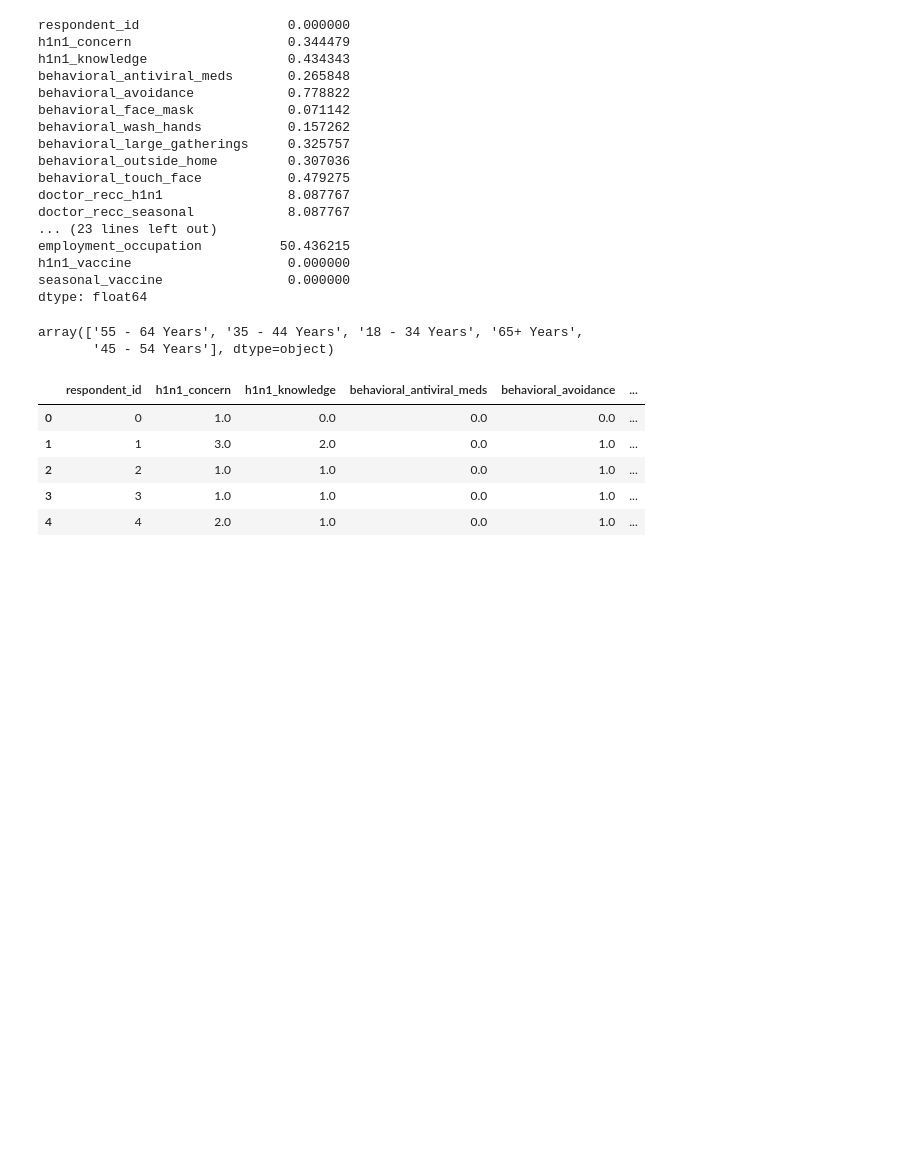
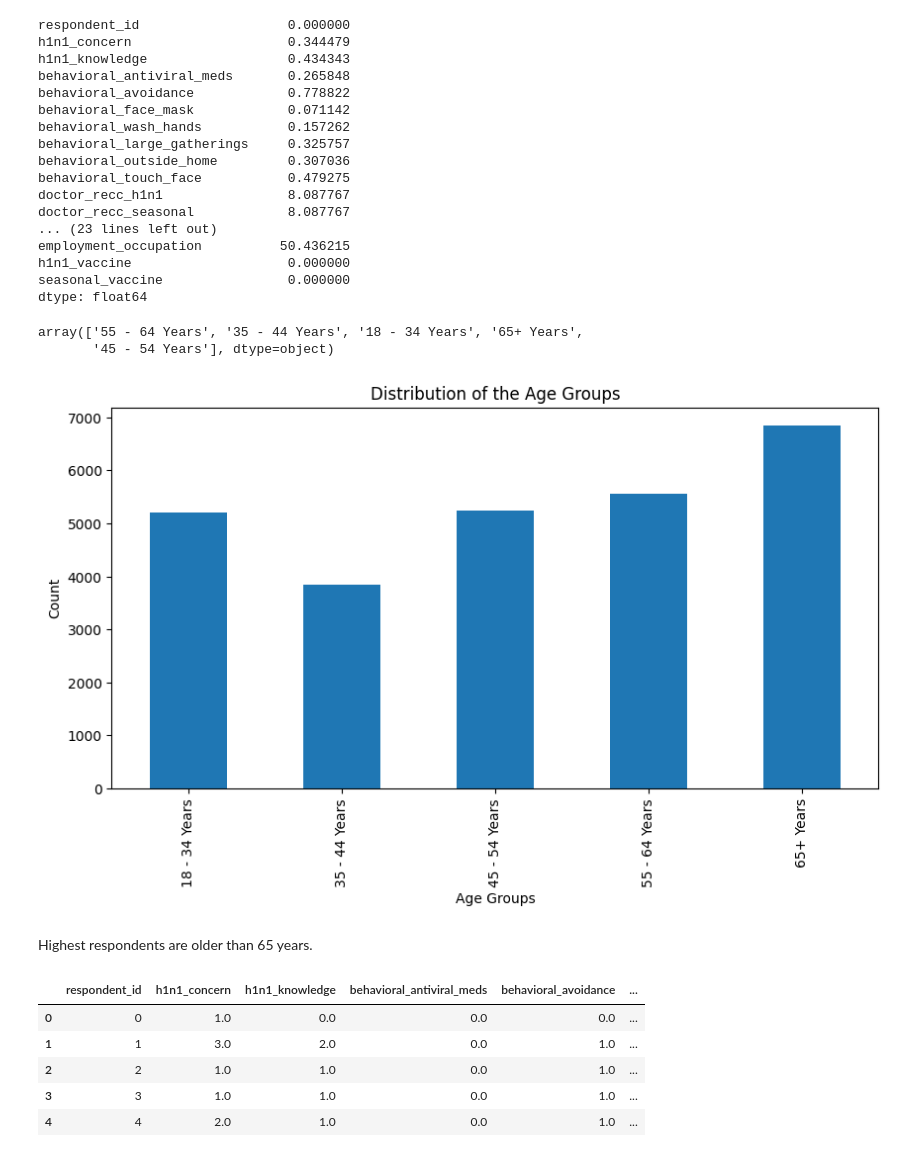
Before and after one commit to DhammikePremachandra/Predicting-H1N1-and-Seasonal-Flu-Vaccines, a Jupyter notebook: Predict_H1N1_Flu.ipynb, the cells around one changed output. Saved outputs shown, nothing was run; the diff lists cells and outputs as text; code cells hidden in the pictures; blank space fills up the shorter version.

```diff
--- a/Predict_H1N1_Flu.ipynb
+++ b/Predict_H1N1_Flu.ipynb
@@ -171,6 +175,18 @@ df_train_data['age_group'].unique()
 # %% [output]
 array(['55 - 64 Years', '35 - 44 Years', '18 - 34 Years', '65+ Years',
        '45 - 54 Years'], dtype=object)
+# %%
+# Distribution of the age groups.
+plt.figure(figsize=[10, 5])
+df_train_data['age_group'].value_counts().sort_index().plot(kind='bar')
+plt.title("Distribution of the Age Groups")
+plt.xlabel("Age Groups")
+plt.ylabel('Count')
+plt.show()
+# %% [output]
+[figure, added]
+# %% [markdown]
+Highest respondents are older than 65 years.
 # %%
 def clean_age_group(df):
     """
```
Also changed, not shown: parts of 47 cells of this notebook.
